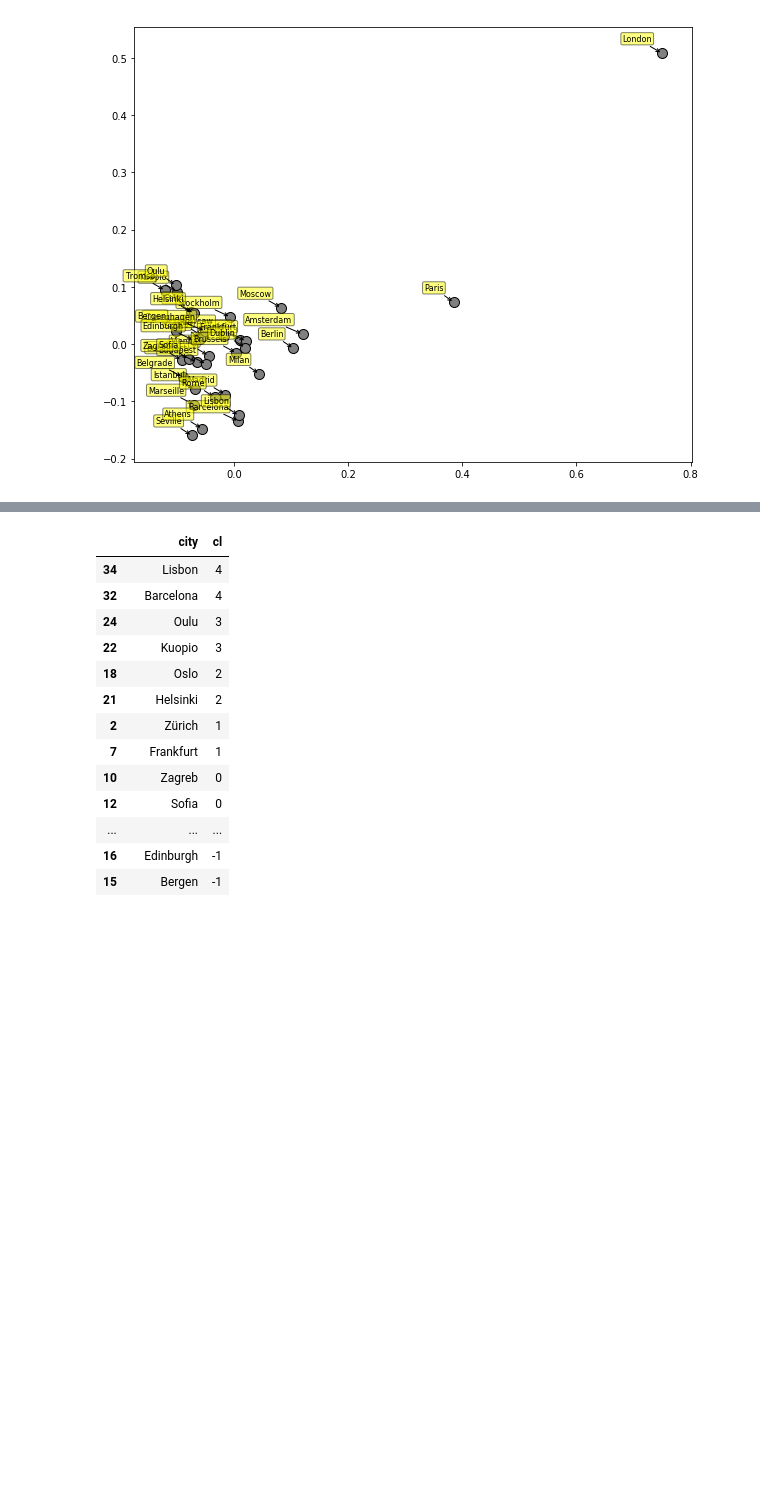
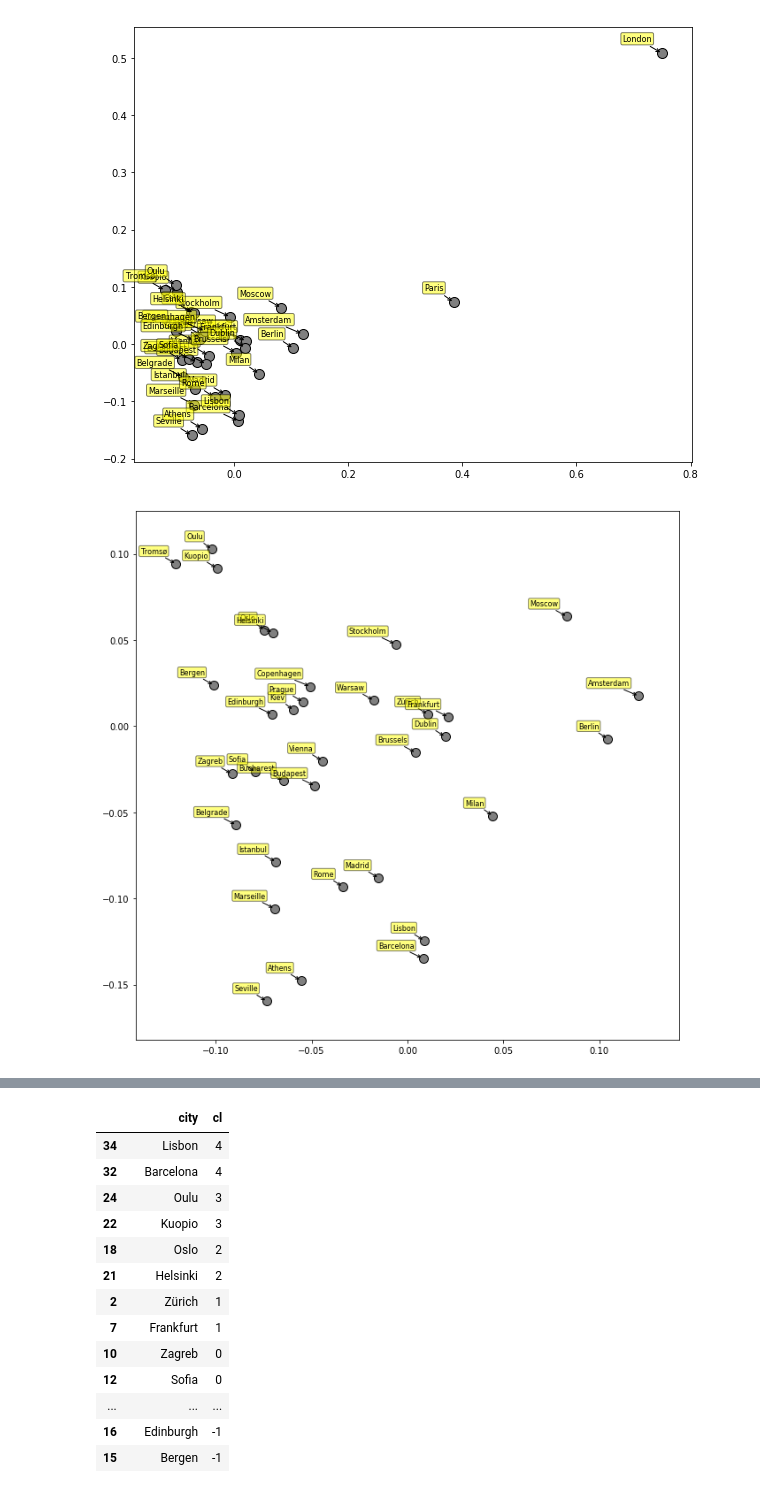
Before and after one commit to rareal/Coursera_Capstone, a Jupyter notebook: Final_project_tests.ipynb, the cells around one changed output, grey strips where cells are left out. Cells and saved outputs as stored; diff of their text form; code cells hidden in the pictures; blank space fills up the shorter version.

```diff
--- a/Final_project_tests.ipynb
+++ b/Final_project_tests.ipynb
@@ -635,3 +639,23 @@ for label, x, y in zip(df.City.values, mds[:, 0], mds[:, 1]):
 plt.show()
 # %% [output]
 [figure]
+# %%
+ii=[x not in ['London','Paris'] for x in df.City.values]
+lbl = df.City.values[ii]
+
+arr = pd.DataFrame(mds,index=df.City).loc[ii].values
+
+fig = plt.figure(figsize=(11,11))
+plt.scatter(arr[:, 0], arr[:, 1], facecolor='gray',edgecolor='black',s=100)
+for label, x, y in zip(lbl, arr[:, 0], arr[:, 1]):
+    plt.annotate(
+        label,
+        xy=(x, y), xytext=(-10, 10),
+        textcoords='offset points', ha='right', va='bottom',
+        fontsize=8,
+        bbox=dict(boxstyle='round,pad=0.2', fc='yellow', alpha=0.5),
+        arrowprops=dict(arrowstyle = '->', connectionstyle='arc3,rad=0'))
+
+plt.show()
+# %% [output]
+[figure, added]
```
Also changed, not shown: parts of 12 cells of this notebook, 1 other file.
